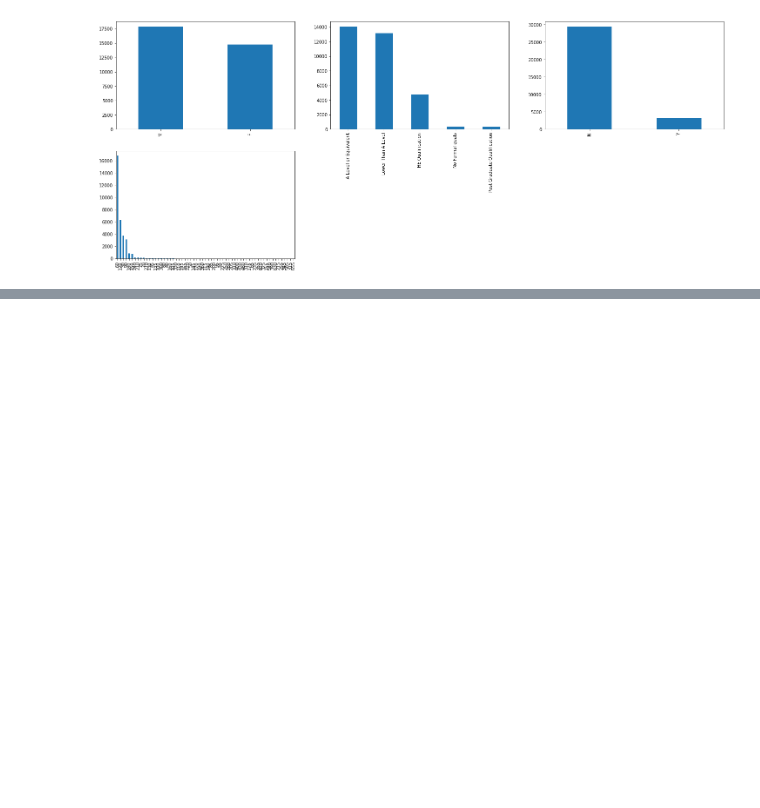
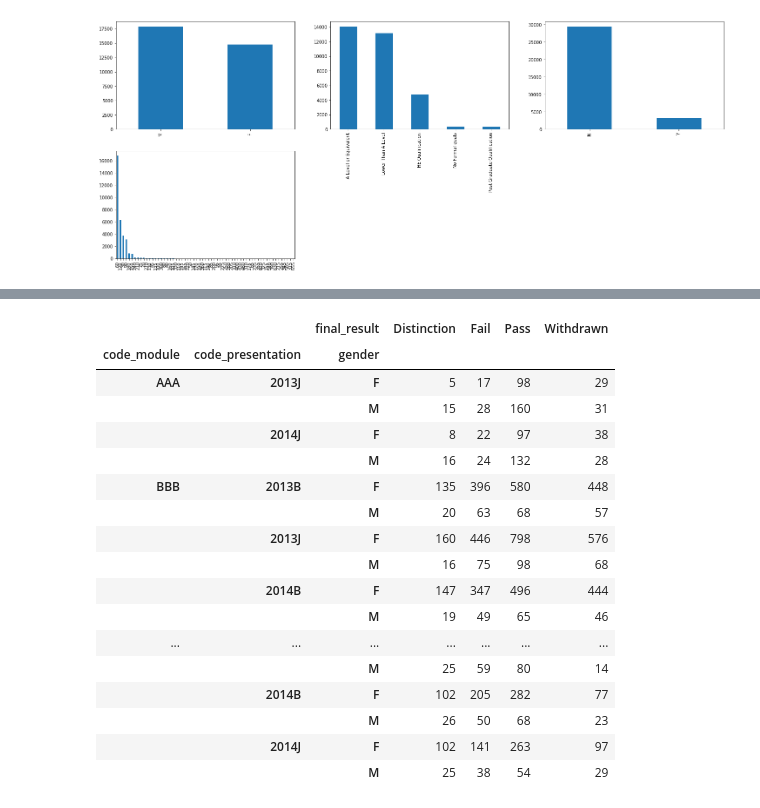
Before and after one commit to Heramb001/LearningAnalytics_Predicting_students_at-risk, a Jupyter notebook: CS_773_Data_Mining_Project_2_EDA.ipynb, the cells around one changed output, grey strips where cells are left out. Drawn from its saved outputs; the diff is of its cells as text; code cells hidden in the pictures; blank space fills up the shorter version.

```diff
--- a/CS_773_Data_Mining_Project_2_EDA.ipynb
+++ b/CS_773_Data_Mining_Project_2_EDA.ipynb
@@ -105,0 +129,21 @@ student_info['studied_credits'].value_counts().plot.bar()
+# %%
+student_info.groupby(['code_module','code_presentation','gender','final_result']).size().unstack()
+# %% [output]
+|  |  | final_result | Distinction | Fail | Pass | Withdrawn |
+| code_module | code_presentation | gender |  |  |  |  |
+| AAA | 2013J | F | 5 | 17 | 98 | 29 |
+|  |  | M | 15 | 28 | 160 | 31 |
+|  | 2014J | F | 8 | 22 | 97 | 38 |
+|  |  | M | 16 | 24 | 132 | 28 |
+| BBB | 2013B | F | 135 | 396 | 580 | 448 |
+|  |  | M | 20 | 63 | 68 | 57 |
+|  | 2013J | F | 160 | 446 | 798 | 576 |
+|  |  | M | 16 | 75 | 98 | 68 |
+|  | 2014B | F | 147 | 347 | 496 | 444 |
+|  |  | M | 19 | 49 | 65 | 46 |
+| ... | ... | ... | ... | ... | ... | ... |
+|  |  | M | 25 | 59 | 80 | 14 |
+|  | 2014B | F | 102 | 205 | 282 | 77 |
+|  |  | M | 26 | 50 | 68 | 23 |
+|  | 2014J | F | 102 | 141 | 263 | 97 |
+|  |  | M | 25 | 38 | 54 | 29 |
```
Also changed, not shown: parts of 10 cells of this notebook, 2 other files.
